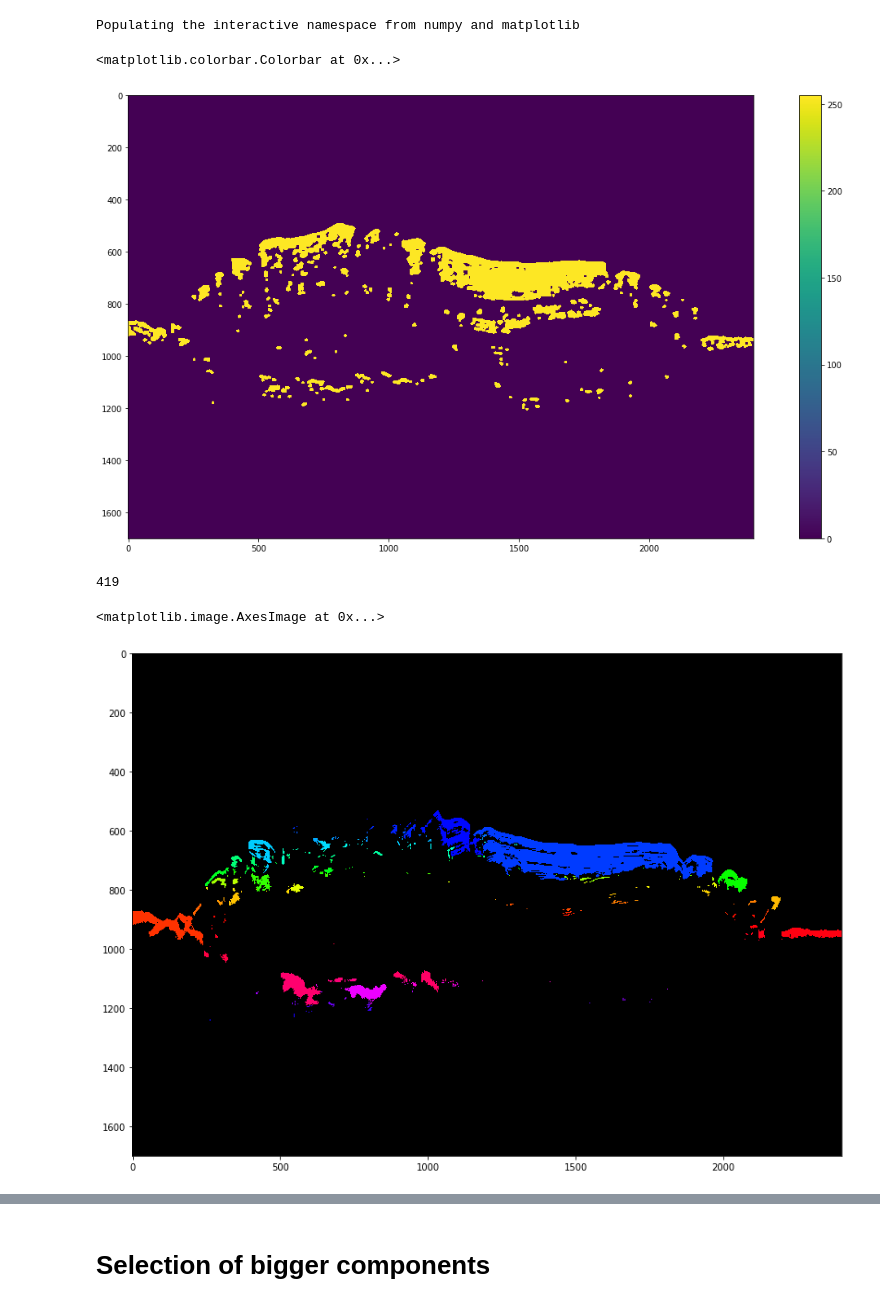
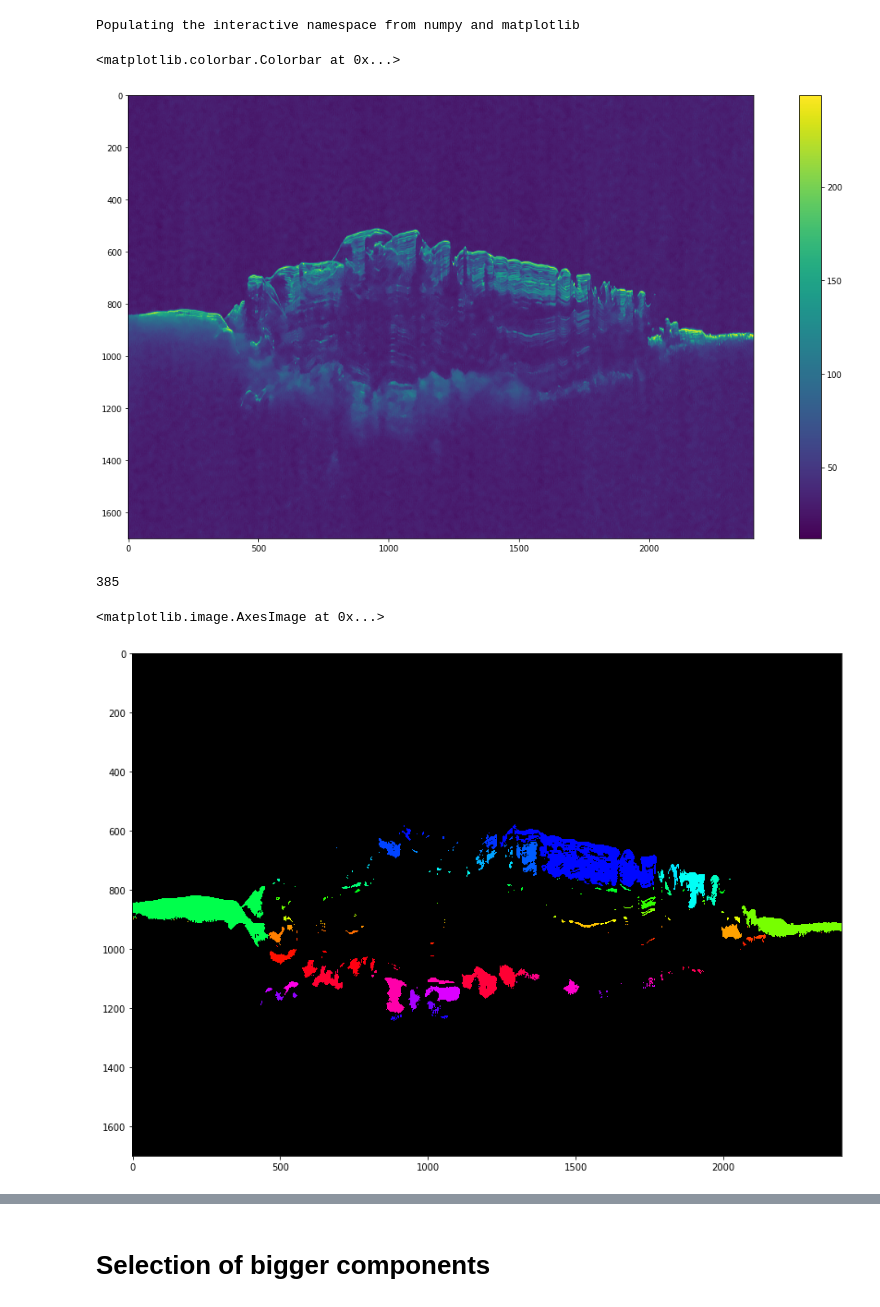
Before and after one commit to GiuliaLovati/Tesy, a Jupyter notebook: ConnectedComponents.ipynb, the cells around one changed output, grey strips where cells are left out. Cells and saved outputs as stored; diff of their text form; code cells hidden in the pictures.

```diff
--- a/ConnectedComponents.ipynb
+++ b/ConnectedComponents.ipynb
@@ -59,8 +59,8 @@ def calcGST(inputIMG, w):
     # orientation angle calculation (stop)
     return coherency, orientation
 # %%
-#imgIn_pre = cv.imread("sharad_data/s_00429402_thm.jpg", cv.IMREAD_GRAYSCALE)
-imgIn_pre = cv.imread("sharad_data/s_00387302_thm.jpg", cv.IMREAD_GRAYSCALE)
+imgIn_pre = cv.imread("sharad_data/s_00429402_thm.jpg", cv.IMREAD_GRAYSCALE)
+#imgIn_pre = cv.imread("sharad_data/s_00387302_thm.jpg", cv.IMREAD_GRAYSCALE)
 
 imgIn = cv.fastNlMeansDenoising(imgIn_pre,None,22,7,21)
 imgInSquare = imgIn[1600:3600,2900:4900]
@@ -96,11 +96,11 @@ edges = cv.Canny(imgInTiny,50,100) #2nd,3rd: lower and upper threshold
 # %%
 figure(figsize=(20,10))
 
-imshow(imgBin)
+imshow(imgInTiny)
 colorbar()
 # %% [output]
 <matplotlib.colorbar.Colorbar at 0x...>
-[figure, old version]
+[figure, new version]
 # %%
 img = cv.threshold(imgInTiny, 70, 255, cv.THRESH_BINARY)[1]  # ensure binary
 
@@ -127,9 +127,9 @@ figure(figsize=(20,10))
 a = imshow_components(labels_im)
 imshow(a)
 # %% [output]
-419
+385
 <matplotlib.image.AxesImage at 0x...>
-[figure, old version]
+[figure, new version]
 # %%
 figure(figsize=(20,10))
 imshow(labels_im)
```
Also changed, not shown: parts of 9 cells of this notebook.
